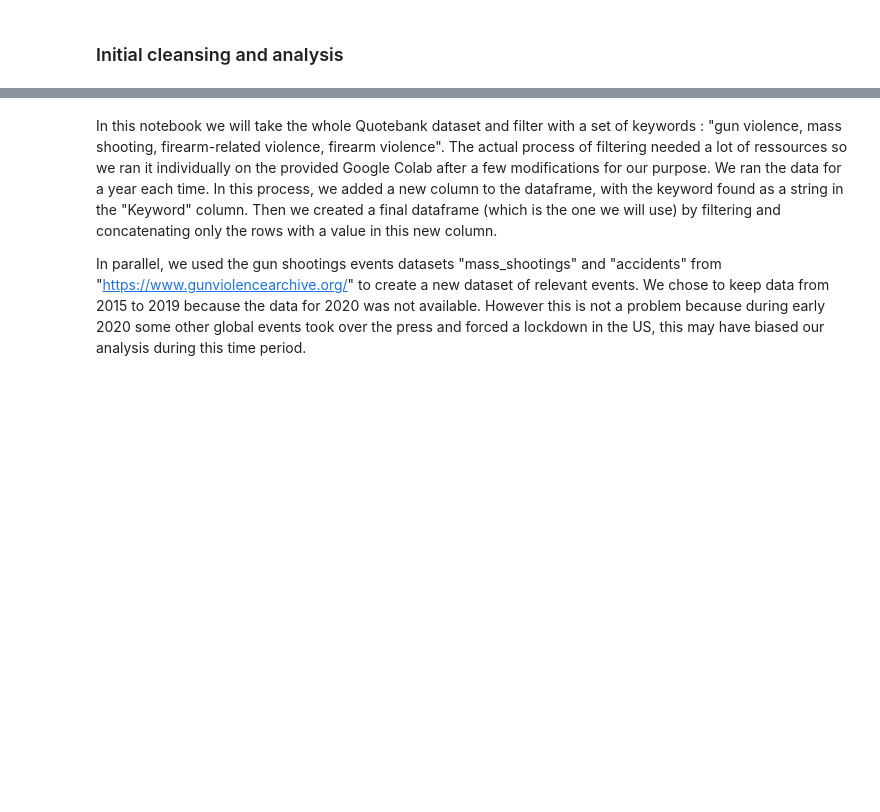
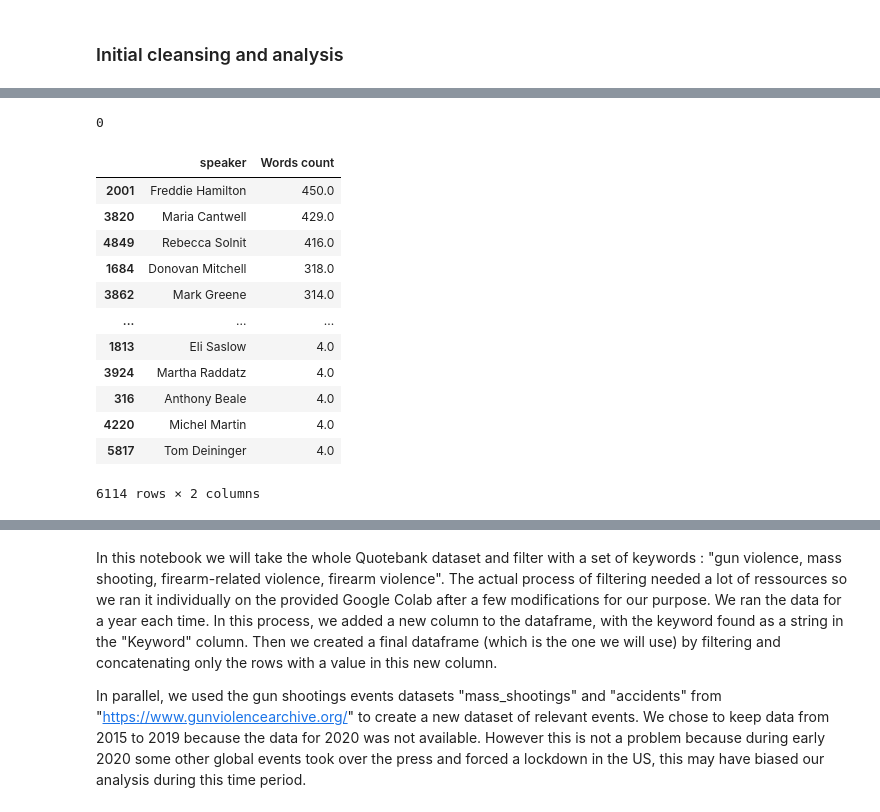
Before and after one commit to epfl-ada/ada-2021-project-lejt, a Jupyter notebook: Initial_Analysis.ipynb, the cells around one changed output, grey strips where cells are left out. Saved outputs shown, nothing was run; the diff lists cells and outputs as text; code cells hidden in the pictures; blank space fills up the shorter version.

```diff
--- a/Initial_Analysis.ipynb
+++ b/Initial_Analysis.ipynb
@@ -2,0 +45,22 @@
+# %%
+print(len(df[df.isna().any(axis=1)])) #no missing values
+df.query
+# %% [output]
+0
+# %%
+sorted = df.groupby(['speaker'])[['Words count']].mean().reset_index()
+sorted.sort_values('Words count', ascending=False)
+# %% [output]
+|  | speaker | Words count |
+| 2001 | Freddie Hamilton | 450.0 |
+| 3820 | Maria Cantwell | 429.0 |
+| 4849 | Rebecca Solnit | 416.0 |
+| 1684 | Donovan Mitchell | 318.0 |
+| 3862 | Mark Greene | 314.0 |
+| ... | ... | ... |
+| 1813 | Eli Saslow | 4.0 |
+| 3924 | Martha Raddatz | 4.0 |
+| 316 | Anthony Beale | 4.0 |
+| 4220 | Michel Martin | 4.0 |
+| 5817 | Tom Deininger | 4.0 |
+6114 rows × 2 columns
```
Also changed, not shown: parts of 13 cells of this notebook.
